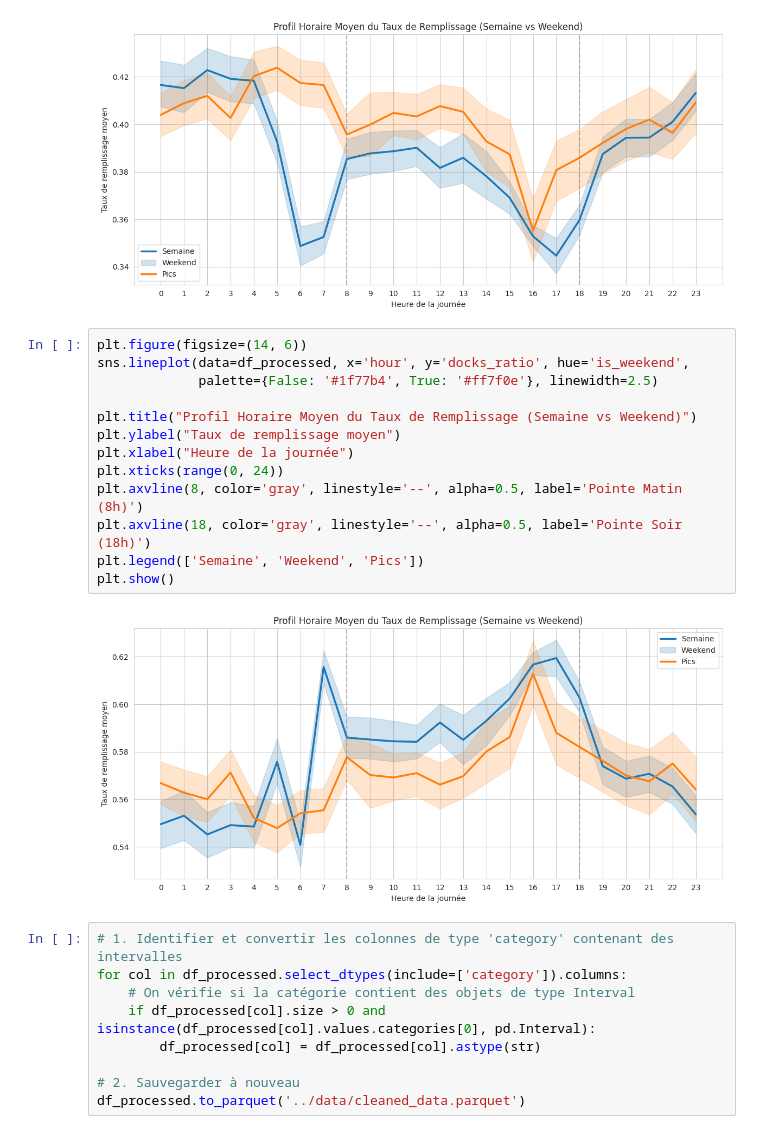
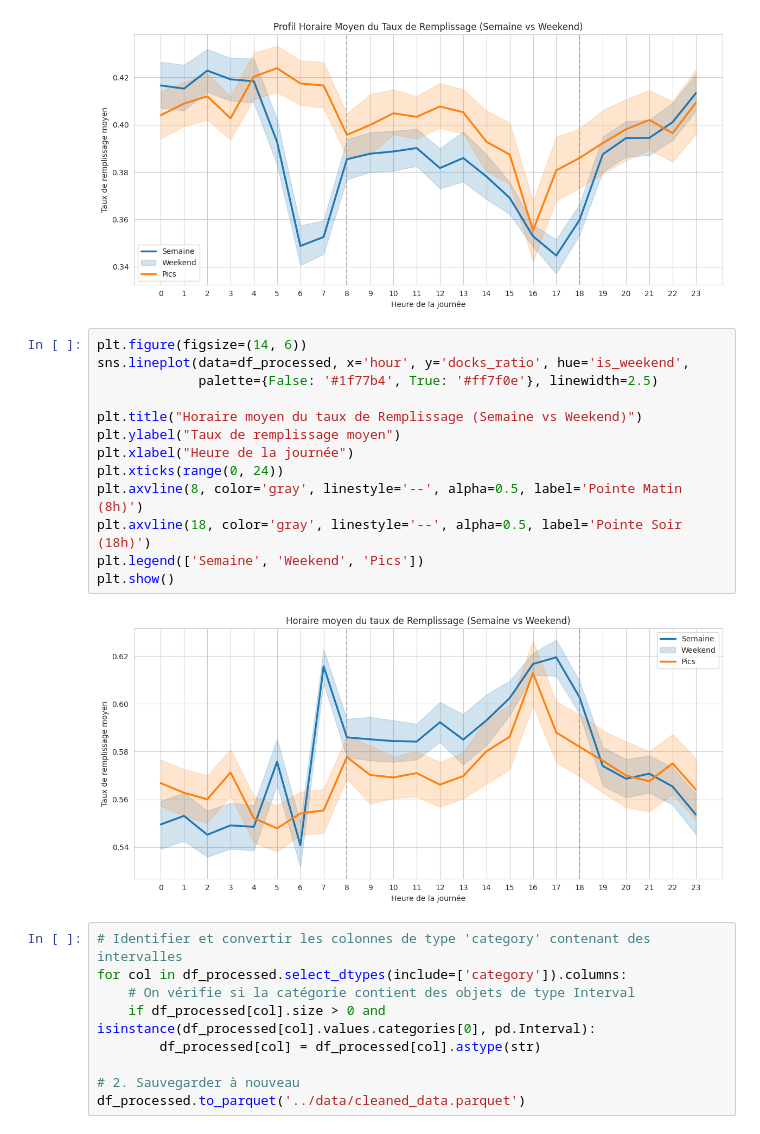
Before and after one commit to nvagno/velib-paris, a Jupyter notebook: notebooks/data_exploration.ipynb, the cells around one changed output. Drawn from its saved outputs; the diff is of its cells as text.

```diff
--- a/notebooks/data_exploration.ipynb
+++ b/notebooks/data_exploration.ipynb
@@ -169,20 +169,20 @@ plt.show()
 # %%
 plt.figure(figsize=(14, 6))
 sns.lineplot(data=df_processed, x='hour', y='docks_ratio', hue='is_weekend',
              palette={False: '#1f77b4', True: '#ff7f0e'}, linewidth=2.5)
 
-plt.title("Profil Horaire Moyen du Taux de Remplissage (Semaine vs Weekend)")
+plt.title("Horaire moyen du taux de Remplissage (Semaine vs Weekend)")
 plt.ylabel("Taux de remplissage moyen")
 plt.xlabel("Heure de la journée")
 plt.xticks(range(0, 24))
 plt.axvline(8, color='gray', linestyle='--', alpha=0.5, label='Pointe Matin (8h)')
 plt.axvline(18, color='gray', linestyle='--', alpha=0.5, label='Pointe Soir (18h)')
 plt.legend(['Semaine', 'Weekend', 'Pics'])
 plt.show()
 # %% [output]
-[figure, old version]
+[figure, new version]
 # %%
-# 1. Identifier et convertir les colonnes de type 'category' contenant des intervalles
+# Identifier et convertir les colonnes de type 'category' contenant des intervalles
 for col in df_processed.select_dtypes(include=['category']).columns:
     # On vérifie si la catégorie contient des objets de type Interval
     if df_processed[col].size > 0 and isinstance(df_processed[col].values.categories[0], pd.Interval):
```
Also changed, not shown: parts of 2 cells of this notebook, 1 other file.
